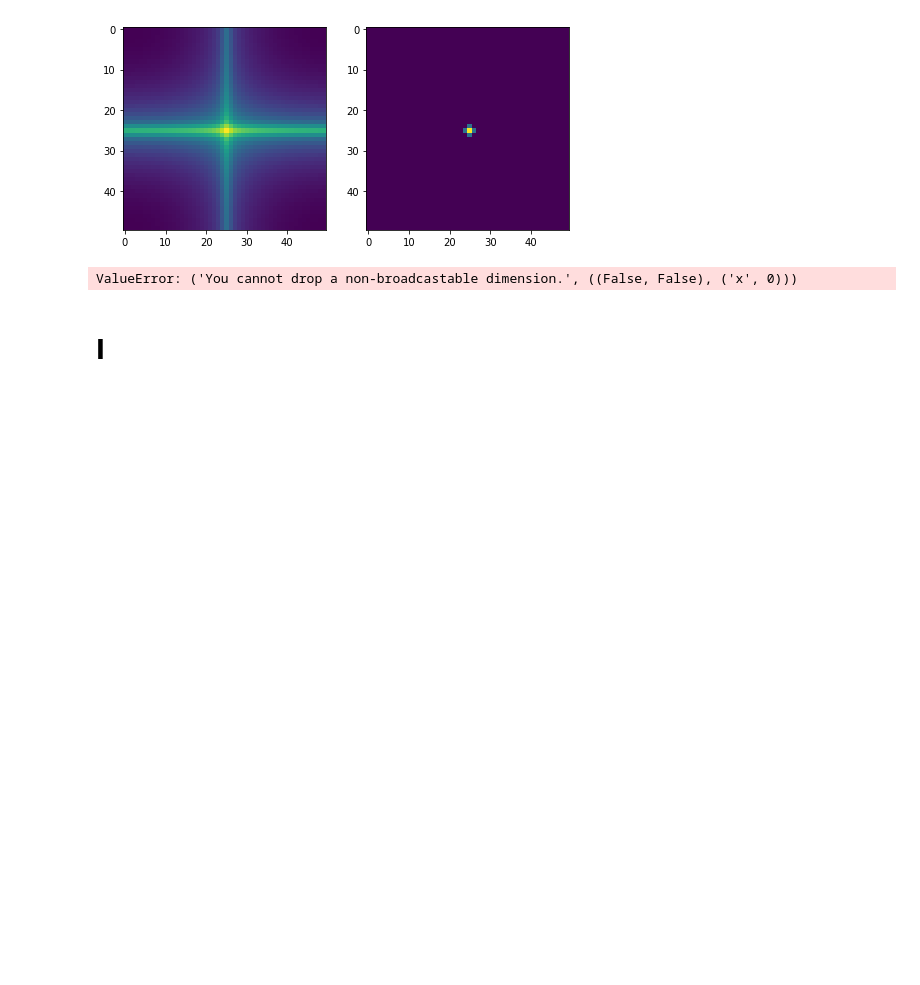
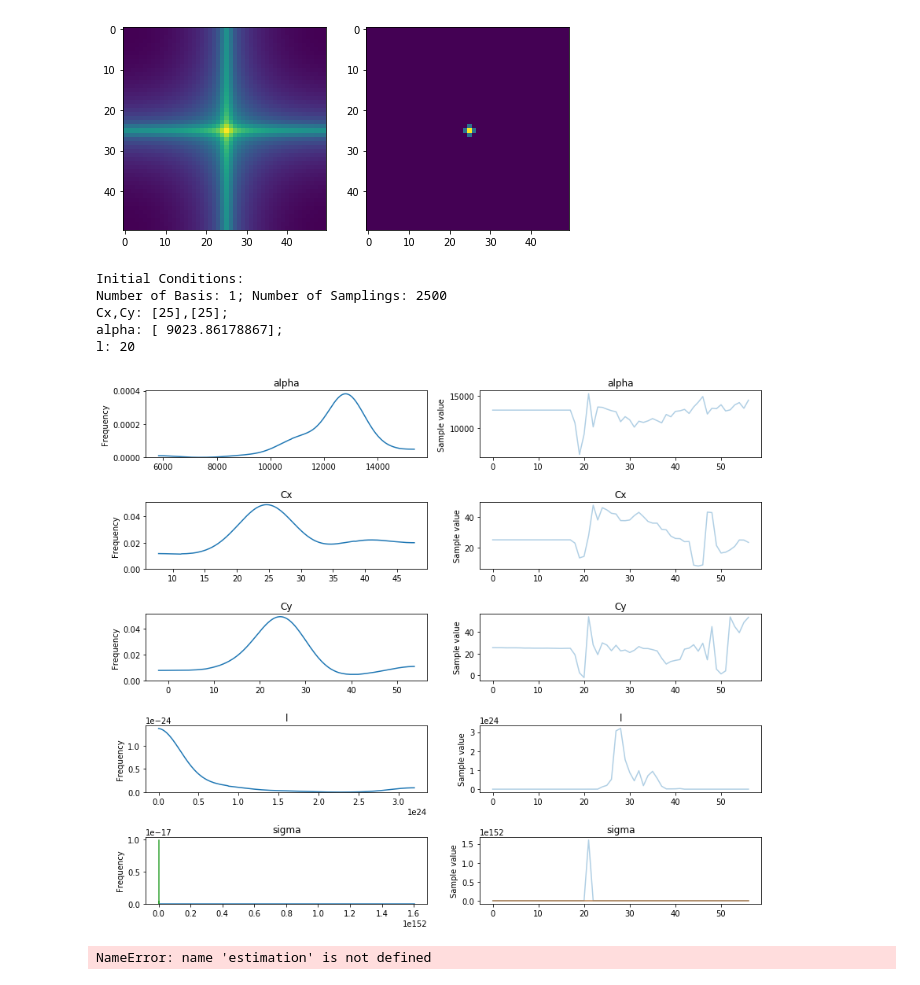
Before and after one commit to lerkoah/BayesianInterferometryIDS, a Jupyter notebook: src/main_bay_int.ipynb, the cells around one changed output. Saved outputs shown, nothing was run; the diff lists cells and outputs as text; code cells hidden in the pictures; blank space fills up the shorter version.

Commit message:
Sampling Posterior

```diff
--- a/src/main_bay_int.ipynb
+++ b/src/main_bay_int.ipynb
@@ -236,8 +238,8 @@ for i in range(A.shape[0]):
         x_list.append([i,j])
 x = np.array(x_list)
 #print(x)
-size = A.shape
-positions = myshift(x,size)
+A_size = A.shape
+positions = myshift(x,A_size)
 #print(positions)
 print('My Shift:')
 A_myshifted = shiftMatrix(A,positions)
@@ -368,38 +370,52 @@ plt.show(fig)
 
 numberOfSamplings = U.shape[0]
 numberOfBasis = size
-rbf_model = Model()
+rbf_model = pm.Model()
 
 l = SIGMA
 init_alpha = I*l*np.sqrt(2*PI)
 init_Cx = Cx
 init_Cy = Cy
-init_sigma = np.abs(10*np.random.randn(2,2))
+init_sigma = 10*np.array([[1,1],[1,2]])
 
+print('Initial Conditions:')
+print('Number of Basis: %s; Number of Samplings: %s' % (numberOfBasis, numberOfSamplings))
+print('Cx,Cy: %s,%s; ' % (init_Cx,init_Cy)),
+print('alpha: %s; ' % (init_alpha)),
+print('l: %s' % l)
 with rbf_model:
-    alpha_model = Normal('alpha', mu=init_alpha, sd=5, shape = numberOfBasis)
-    Cx_model = Normal('Cx', mu=init_Cx, sd=5, shape = numberOfBasis)
-    Cy_model = Normal('Cy', mu=init_Cy, sd=5, shape = numberOfBasis)
-    l_model = Lognormal('l', mu = l, sd=5, shape = 1)
-    sigma_model = Lognormal('sigma', init_sigma, np.ones(2), shape=(2,2), testval=init_sigma)
+    alpha_model = pm.Normal('alpha', mu=init_alpha, sd=200, shape = [1, numberOfBasis])
+    Cx_model = pm.Normal('Cx', mu=init_Cx, sd=20, shape = [1, numberOfBasis])
+    Cy_model = pm.Normal('Cy', mu=init_Cy, sd=20, shape = [1, numberOfBasis])
+    l_model = pm.Lognormal('l', mu = l, sd=20, shape = 1)
+    sigma_model = pm.Lognormal('sigma', init_sigma, np.ones(2), shape=(2,2), testval=init_sigma)
 
     PHI_Re, PHI_Im = Vobs_function(U, l_model, alpha_model, Cx_model, Cy_model)
     V_model = tt.stack([PHI_Re, PHI_Im], axis = 1)
 
-    V_obs = MvNormal('V_obs', mu=V_model, cov=sigma_model, observed=V)
+    V_obs = pm.MvNormal('V_obs', mu=V_model, cov=sigma_model, observed=V)
 
-    n_samples = 1000
+    n_samples = 5000
 
-#     step = Metropolis()
-#     sample(n_samples, step)
-estimation = find_MAP(model = rbf_model)
-print(estimation)
+    step = pm.NUTS()
+    trace = pm.sample(n_samples, step)
+#    estimation = find_MAP(model = rbf_model)
+#    print(estimation)
 # %% [output]
-ValueError: ('You cannot drop a non-broadcastable dimension.', ((False, False), ('x', 0)))
+Initial Conditions:
+Number of Basis: 1; Number of Samplings: 2500
+Cx,Cy: [25],[25];
+alpha: [ 9023.86178867];
+l: 20
+# %%
+pm.traceplot(trace)
+plt.show()
+# %% [output]
+[figure, added]
 # %%
-print( (init_alpha - estimation['alpha'])/init_alpha )
-print( (Cx - estimation['Cx'])/Cx )
-print( (Cy - estimation['Cy'])/Cy )
-print( "%s %s" % (l,estimation['l_log_']))
+print( 100*((init_alpha - estimation['alpha'])/init_alpha)[0] )
+print( 100*((Cx - estimation['Cx'])/Cx)[0] )
+print( 100*((Cy - estimation['Cy'])/Cy)[0] )
+print( "%s %s" % (l,estimation['l_log_'][0]))
+# %% [output]
+NameError: name 'estimation' is not defined
-# %% [markdown]
-# l
```
Also changed, not shown: parts of 5 cells of this notebook.
